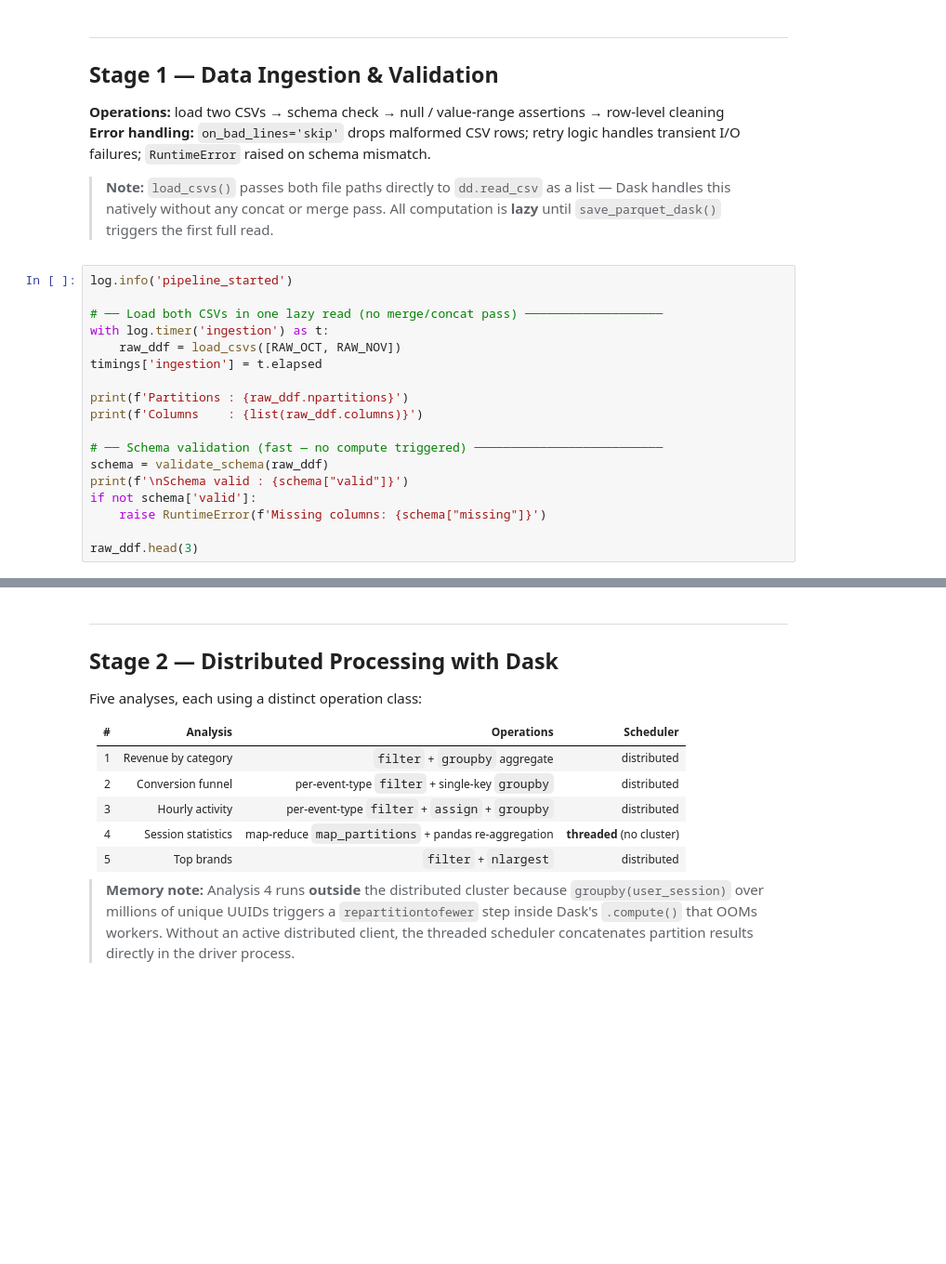
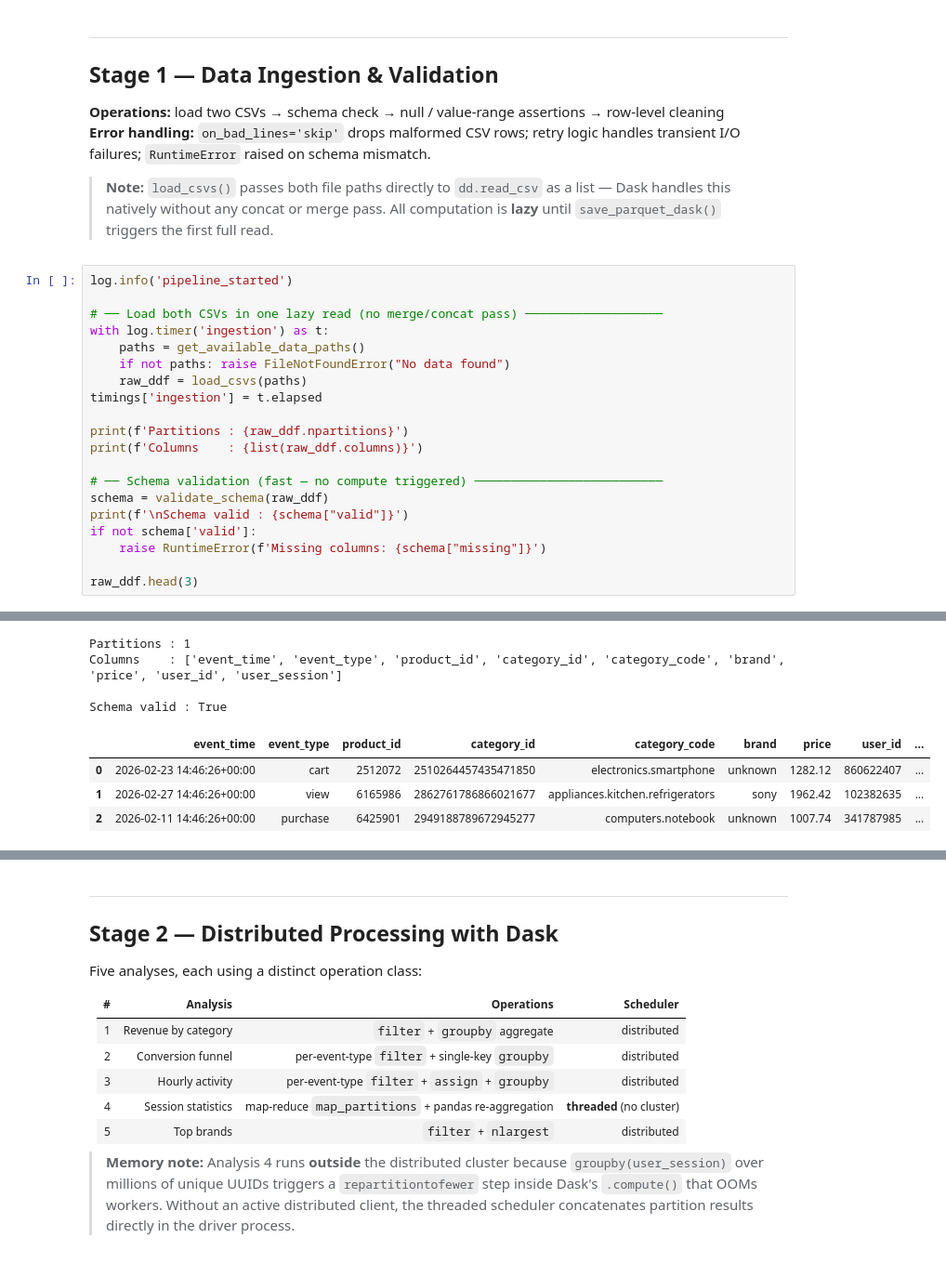
Before and after one commit to JonatanK-son/Group-A7-Project, a Jupyter notebook: notebooks/pipeline.ipynb, the cells around one changed output, grey strips where cells are left out. Shown at 93% size. Cells and saved outputs as stored; diff of their text form; blank space fills up the shorter version.

```diff
--- a/notebooks/pipeline.ipynb
+++ b/notebooks/pipeline.ipynb
@@ -89,7 +89,9 @@ log.info('pipeline_started')
 
 # ── Load both CSVs in one lazy read (no merge/concat pass) ───────────────────
 with log.timer('ingestion') as t:
-    raw_ddf = load_csvs([RAW_OCT, RAW_NOV])
+    paths = get_available_data_paths()
+    if not paths: raise FileNotFoundError("No data found")
+    raw_ddf = load_csvs(paths)
 timings['ingestion'] = t.elapsed
 
 print(f'Partitions : {raw_ddf.npartitions}')
@@ -102,3 +104,4 @@ if not schema['valid']:
     raise RuntimeError(f'Missing columns: {schema["missing"]}')
 
 raw_ddf.head(3)
+# %% [output]
@@ -105,3 +114,11 @@ raw_ddf.head(3)
+Partitions : 1
+Columns    : ['event_time', 'event_type', 'product_id', 'category_id', 'category_code', 'brand', 'price', 'user_id', 'user_session']
+
+Schema valid : True
+|  | event_time | event_type | product_id | category_id | category_code | brand | price | user_id | ... |
+| 0 | 2026-02-23 14:46:26+00:00 | cart | 2512072 | 2510264457435471850 | electronics.smartphone | unknown | 1282.12 | 860622407 | ... |
+| 1 | 2026-02-27 14:46:26+00:00 | view | 6165986 | 2862761786866021677 | appliances.kitchen.refrigerators | sony | 1962.42 | 102382635 | ... |
+| 2 | 2026-02-11 14:46:26+00:00 | purchase | 6425901 | 2949188789672945277 | computers.notebook | unknown | 1007.74 | 341787985 | ... |
 # %%
 # ── Clean (lazy — still no compute) ──────────────────────────────────────────
 with log.timer('cleaning') as t:
```
Also changed, not shown: parts of 6 cells of this notebook, 17 other files.
